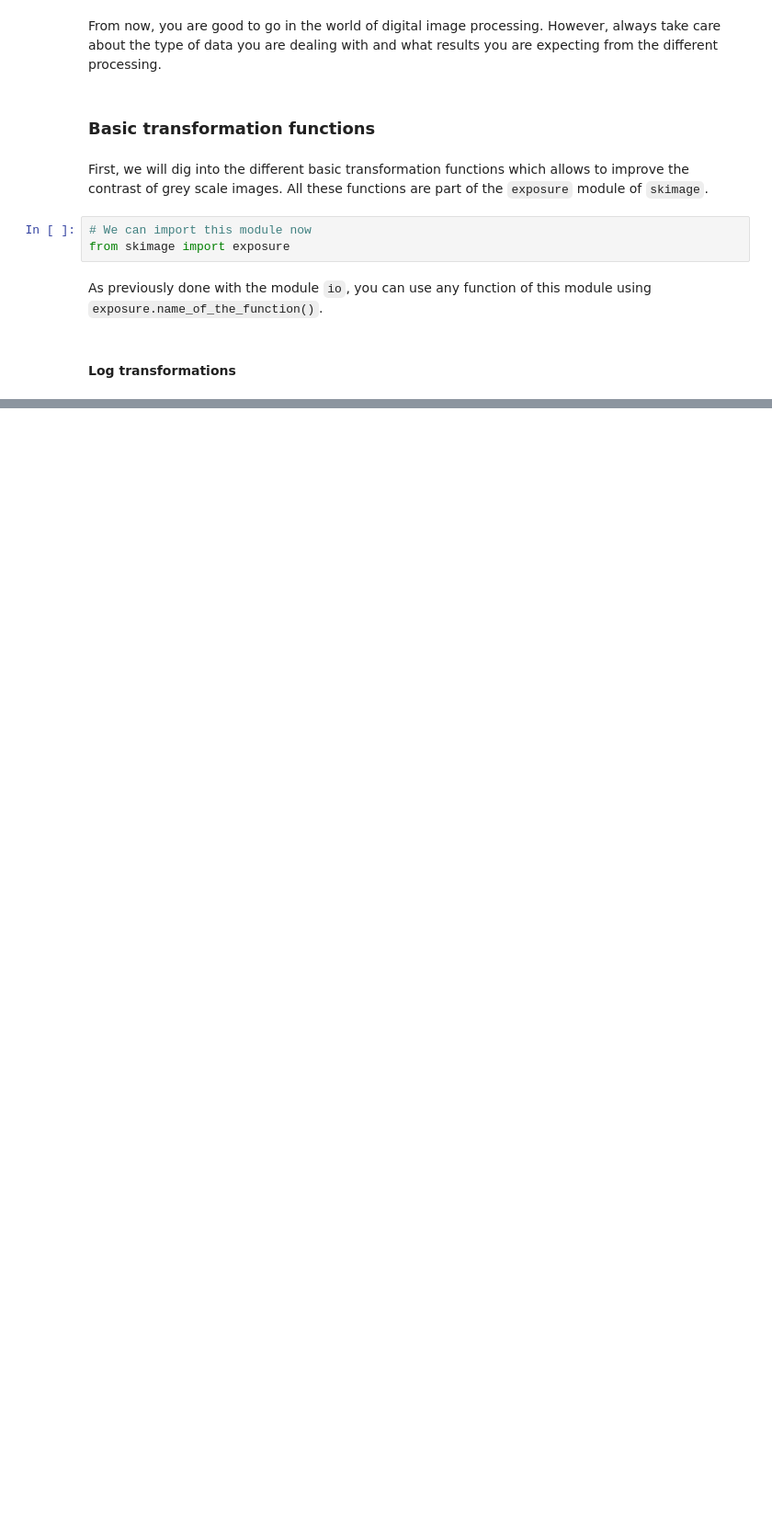
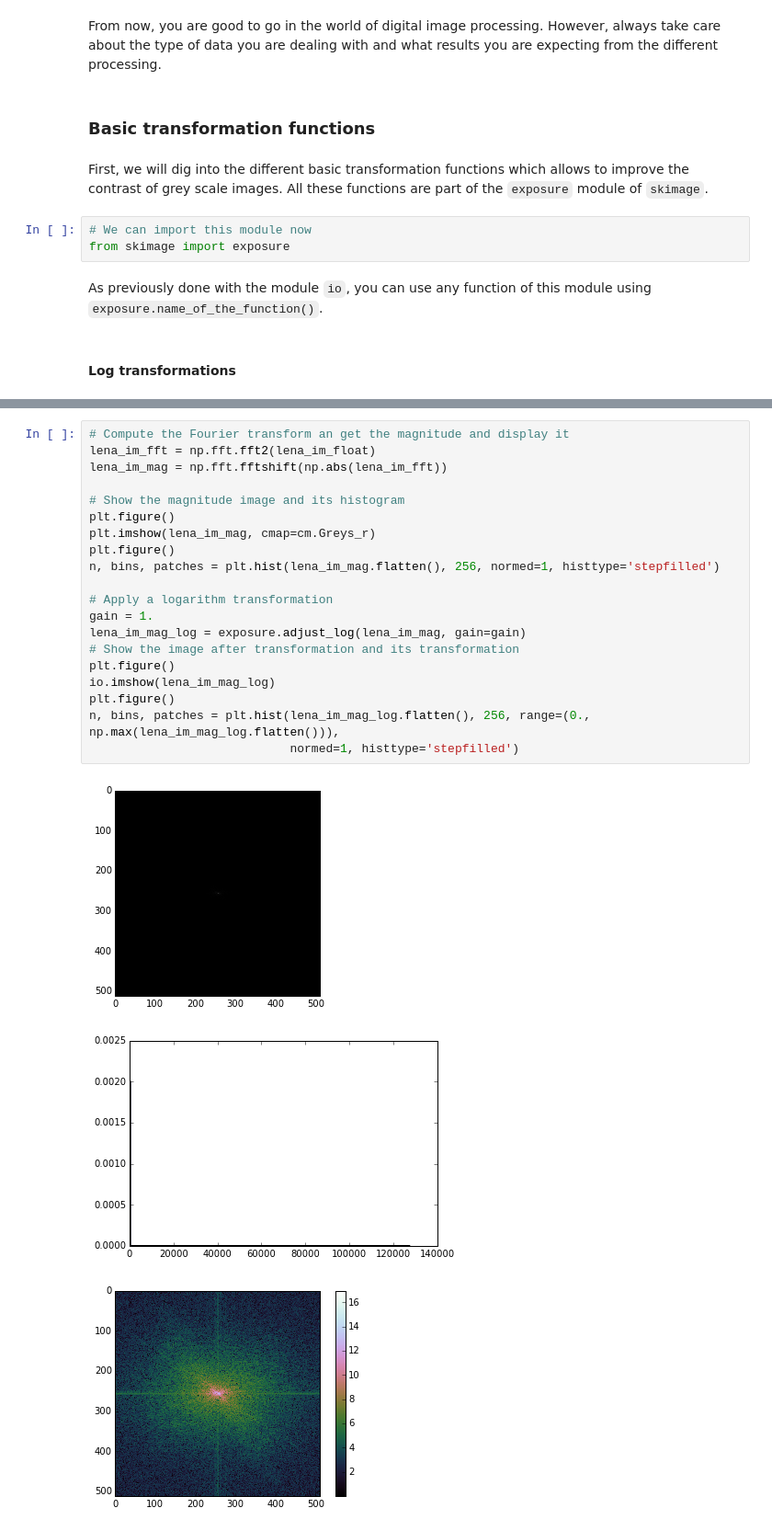
Before and after one commit to yanik-porto/B31XB-IIP-Introduction-skimage, a Jupyter notebook: 01-Introduction-skimage.ipynb, the cells around one changed output, grey strips where cells are left out. Shown at 92% size. Drawn from its saved outputs; the diff is of its cells as text; blank space fills up the shorter version.

Commit message:
Advance the practise - up to hist eq

```diff
--- a/01-Introduction-skimage.ipynb
+++ b/01-Introduction-skimage.ipynb
@@ -196,0 +209,24 @@ io.imshow(lena_im_log)
+# %%
+# Compute the Fourier transform an get the magnitude and display it
+lena_im_fft = np.fft.fft2(lena_im_float)
+lena_im_mag = np.fft.fftshift(np.abs(lena_im_fft))
+
+# Show the magnitude image and its histogram
+plt.figure()
+plt.imshow(lena_im_mag, cmap=cm.Greys_r)
+plt.figure()
+n, bins, patches = plt.hist(lena_im_mag.flatten(), 256, normed=1, histtype='stepfilled')
+
+# Apply a logarithm transformation
+gain = 1.
+lena_im_mag_log = exposure.adjust_log(lena_im_mag, gain=gain)
+# Show the image after transformation and its transformation
+plt.figure()
+io.imshow(lena_im_mag_log)
+plt.figure()
+n, bins, patches = plt.hist(lena_im_mag_log.flatten(), 256, range=(0., np.max(lena_im_mag_log.flatten())),
+                            normed=1, histtype='stepfilled')
+# %% [output]
+[figure, added]
+[figure, added]
+[figure, added]
```
Also changed, not shown: parts of 28 cells of this notebook, 1 other file.
